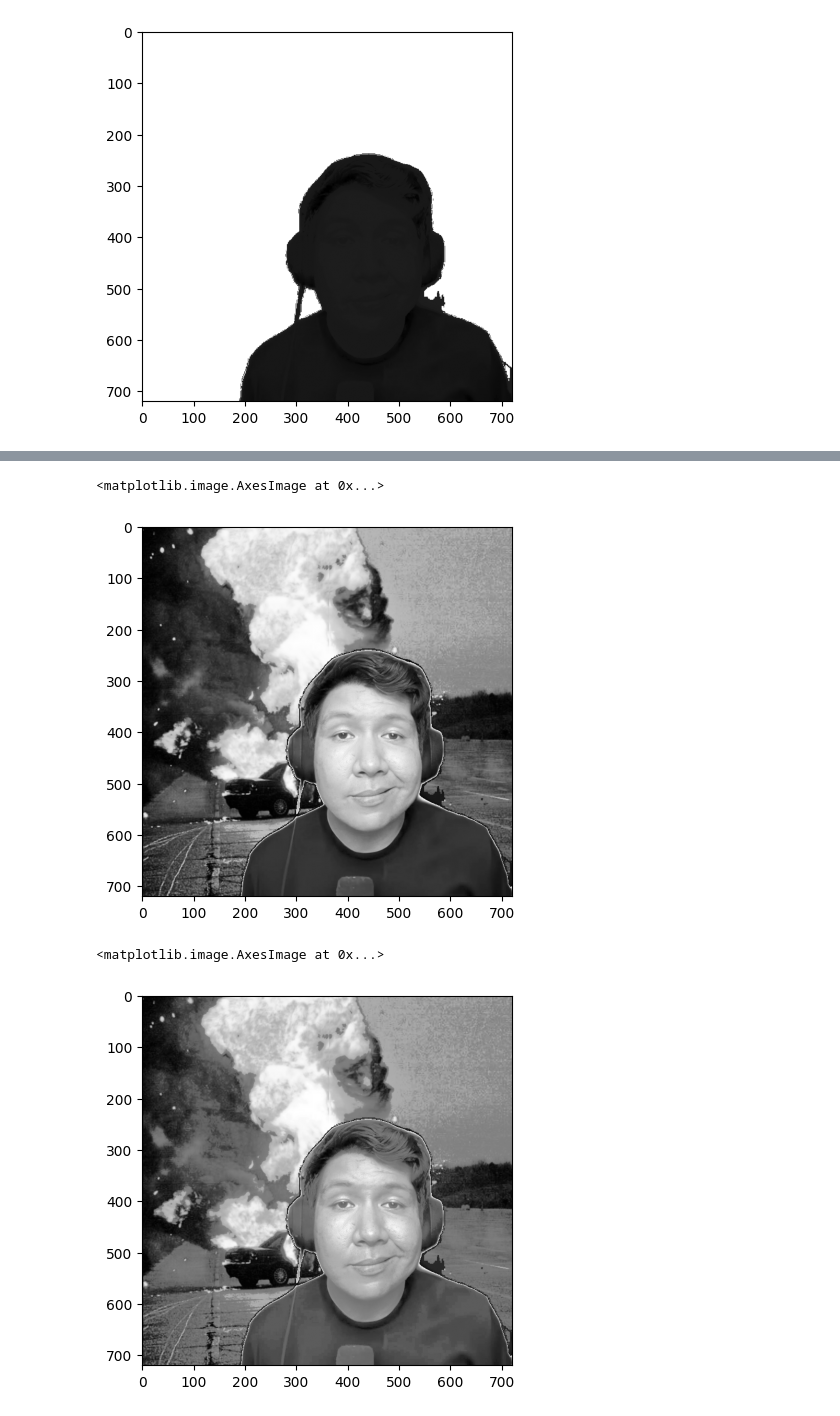
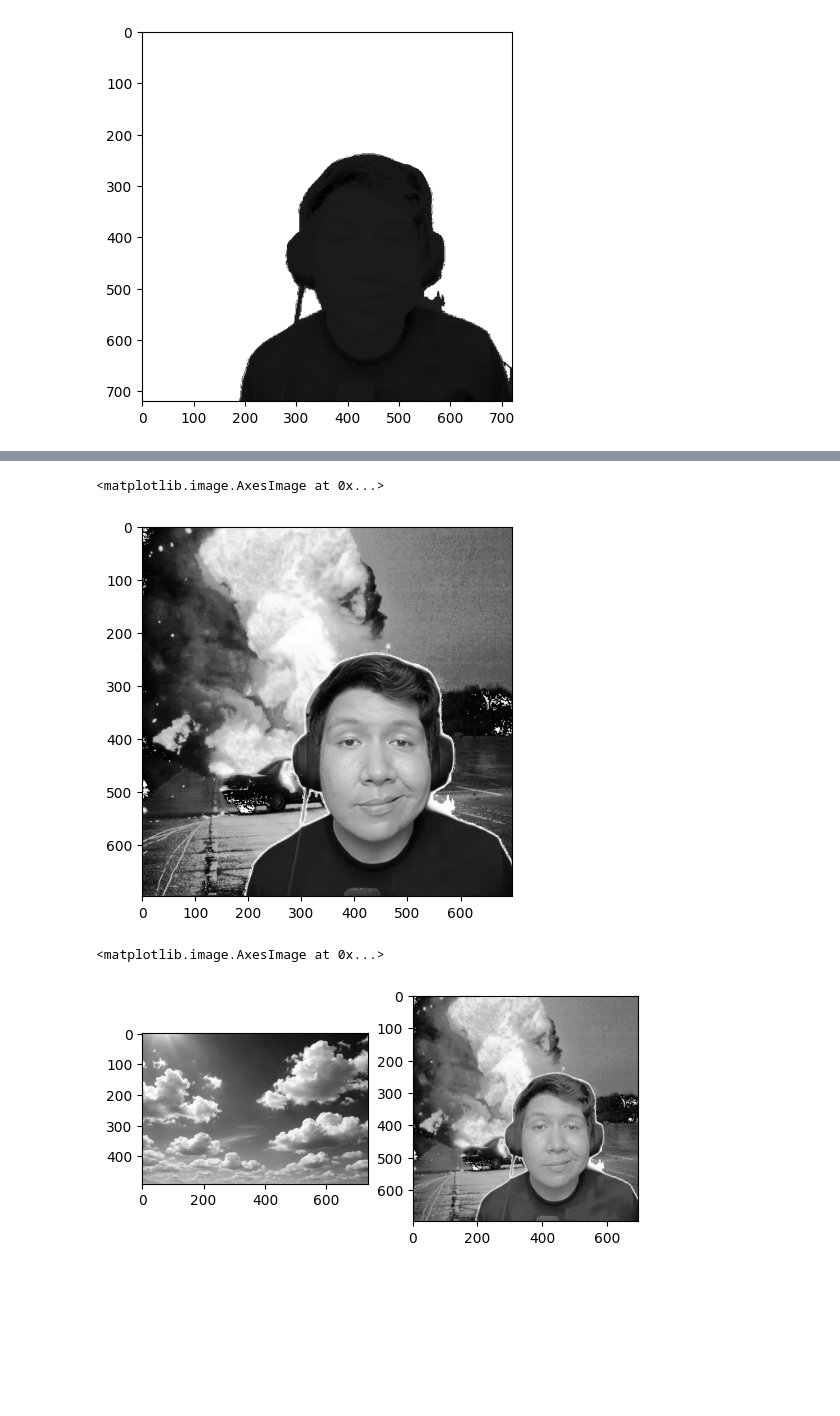
Before and after one commit to praktikum-pcd-2026/jurnal-modul-2-samarawards, a Jupyter notebook: modul2.ipynb, the cells around one changed output, grey strips where cells are left out. Drawn from its saved outputs; the diff is of its cells as text; code cells hidden in the pictures; blank space fills up the shorter version.

```diff
--- a/modul2.ipynb
+++ b/modul2.ipynb
@@ -123,5 +66,6 @@ def ekualisasi(citra):
 # %%
-equal = ekualisasi(gray)
-plt.imshow(equal, cmap="gray")
+# proses equalization
+boom_equal = lib.equalization_grayscale(boom_gray)
+plt.imshow(boom_equal, cmap="gray")
 # %% [output]
 <matplotlib.image.AxesImage at 0x...>
@@ -174,6 +106,7 @@ plt.imshow(bunga, cmap="gray")
 # %%
-spesi = lib.specification_gray_to_gray(windut, bunga)
-plt.imshow(spesi, cmap="gray")
+# spesifikasi  pada  citra  Windut  dengan  citra  bunga  ireng
+windut_spesi = lib.specification_gray_to_gray(windut, bunga)
+plt.imshow(windut_spesi, cmap="gray")
 # %% [output]
 <matplotlib.image.AxesImage at 0x...>
 [figure]
@@ -210,0 +126,8 @@ Text(0.5, 1.0, 'Masking Background')
+# %%
+# cropping agar dimensinya sama
+windut_resize = windut_spesi[0:697, 0:697]
+windut_mask = img.threshold(windut_resize)
+
+# proses masking
+masking = lib.masking_gray_to_gray(boom_equal, windut_mask)
+plt.imshow(masking, cmap="gray")
@@ -211,18 +137,23 @@ Text(0.5, 1.0, 'Masking Background')
 # %%
-akhir = masking + windut
+# penggabungan citra denganmenempelkan objek utama kebackground
+akhir = masking + windut[0:697, 0:697]
 
 plt.imshow(akhir, cmap="gray")
 # %% [output]
 <matplotlib.image.AxesImage at 0x...>
-[figure, old version]
+[figure, new version]
 # %%
 # spesifikasi akhir
 taulah = cv.imread('Assets/Langit.png')
 langit = cv.cvtColor(taulah, cv.COLOR_BGR2GRAY)
-# plt.imshow(langit, cmap="gray")
-spe_akhir = hist.spesifikasi_histogram(akhir, langit)
+
+spe_akhir = lib.specification_gray_to_gray(akhir, langit)
+
+plt.subplot(1, 2, 1)
+plt.imshow(langit, cmap="gray")
+plt.subplot(1, 2, 2)
 plt.imshow(spe_akhir, cmap="gray")
 # %% [output]
 <matplotlib.image.AxesImage at 0x...>
-[figure, old version]
+[figure, new version]
 # %%
```
Also changed, not shown: parts of 25 cells of this notebook, 4 other files.
